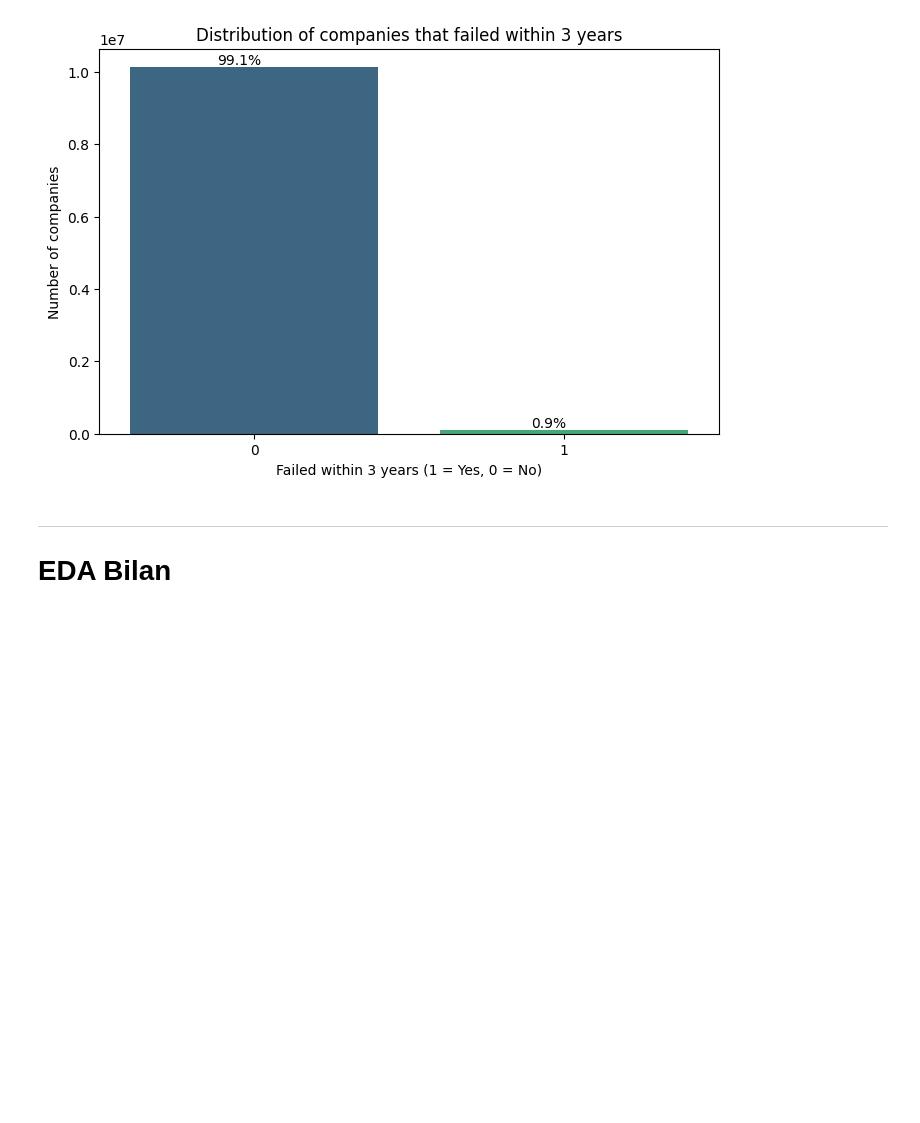
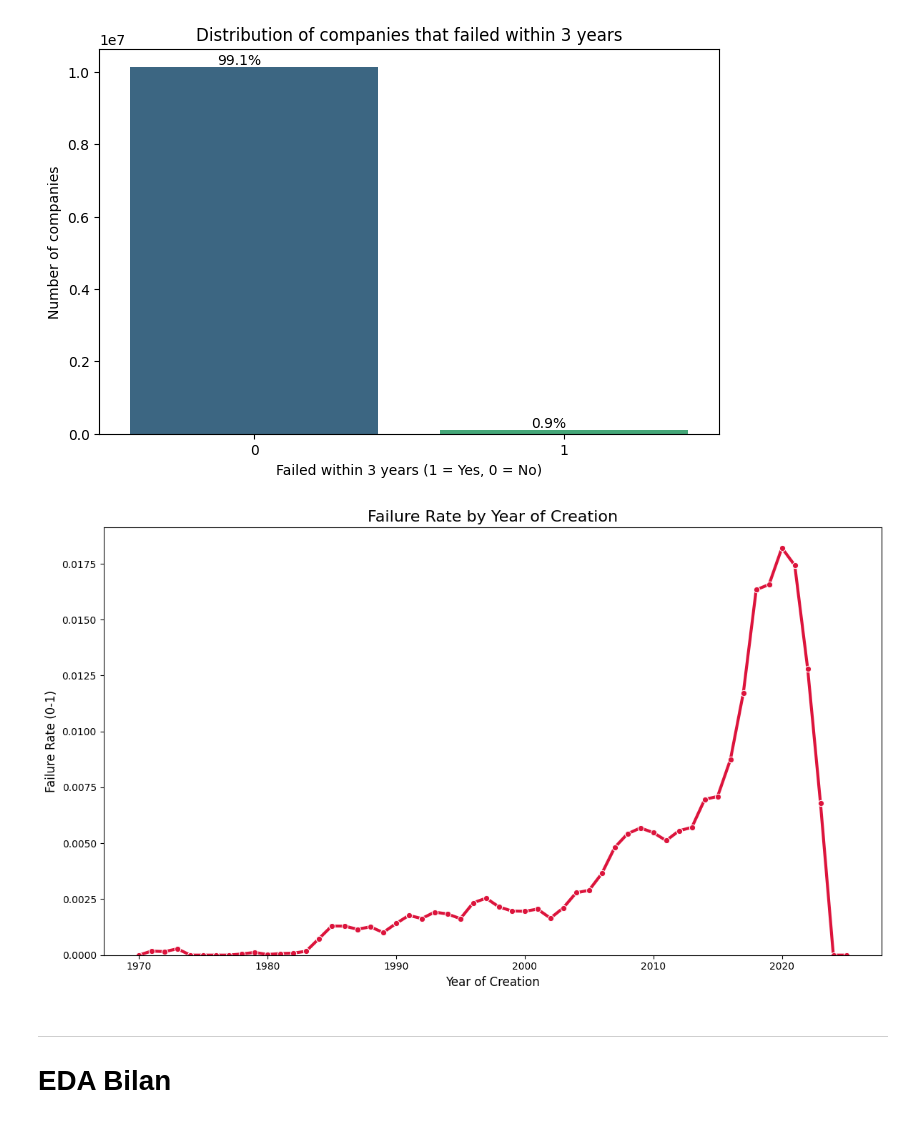
Before and after one commit to ugozchi/AS_Supervised_Learning, a Jupyter notebook: Notebooks/01_EDA.ipynb, the cells around one changed output. Saved outputs shown, nothing was run; the diff lists cells and outputs as text; code cells hidden in the pictures; blank space fills up the shorter version.

Commit message:
Failure Rate by Year of Creation

```diff
--- a/Notebooks/01_EDA.ipynb
+++ b/Notebooks/01_EDA.ipynb
@@ -61,6 +61,20 @@ Schema([('siren', String),
         ('departement', String),
         ('trancheEffectifsSiege', String),
         ('caractereEmployeurSiege', String)])
+# %%
+from datetime import datetime
+today = datetime.now()
+df_demo = df_demo.with_columns(
+    pl.when(pl.col("dateFermeture").is_not_null())
+    .then(pl.col("dateFermeture"))
+    .otherwise(pl.lit(today).cast(pl.Date)) # Use current date if active
+    .alias("effective_end_date")
+)
+
+# Calculate duration in days then years
+df_eta_hist = df_demo.with_columns(
+    ((pl.col("effective_end_date") - pl.col("dateCreationUniteLegale")).dt.total_days() / 365.25).alias("age_years")
+)
 # %%
 import pandas as pd
 import matplotlib.pyplot as plt
@@ -87,6 +101,23 @@ Passing `palette` without assigning `hue` is deprecated and will be removed in v
 
   ax = sns.countplot(x='is_failed_in_3y', data=df_demo, palette='viridis')
 [figure]
+# %%
+plt.figure(figsize=(12, 7))
+yearly_risk = (
+    df_eta_hist.group_by("anneeCreation")
+    .agg(pl.col("is_failed_in_3y").mean())
+    .sort("anneeCreation")
+).to_pandas()
+sns.lineplot(x='anneeCreation', y='is_failed_in_3y', data=yearly_risk, marker='o', color='crimson', linewidth=3)
+plt.title('Failure Rate by Year of Creation', fontsize=16)
+plt.ylabel('Failure Rate (0-1)', fontsize=12)
+plt.xlabel('Year of Creation', fontsize=12)
+plt.ylim(0, None)
+plt.tight_layout()
+plt.savefig('graph_2_failure_by_year.png')
+plt.show()
+# %% [output]
+[figure, added]
 # %% [markdown]
 ---
 
```
Also changed, not shown: 1 other file.
